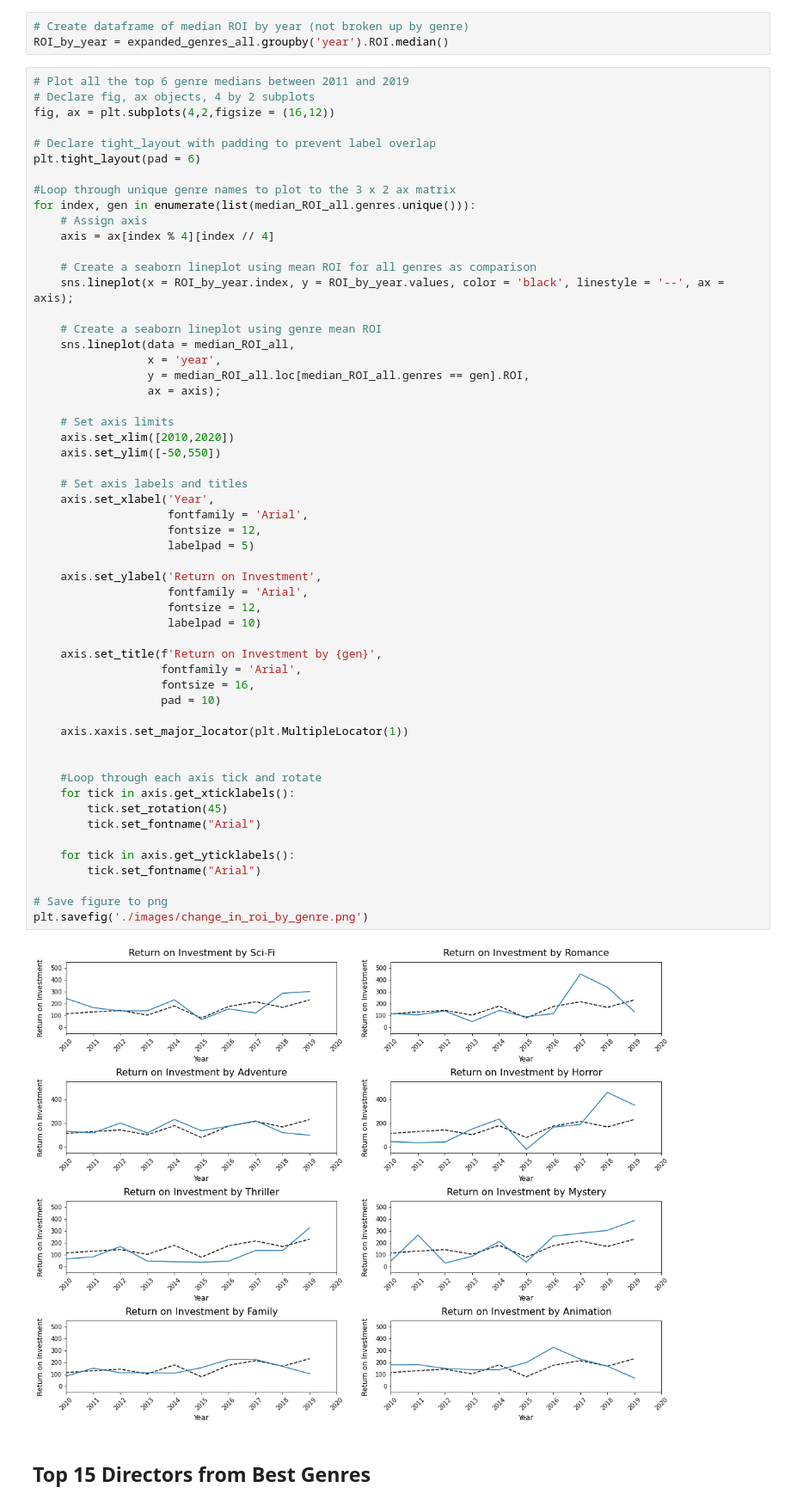
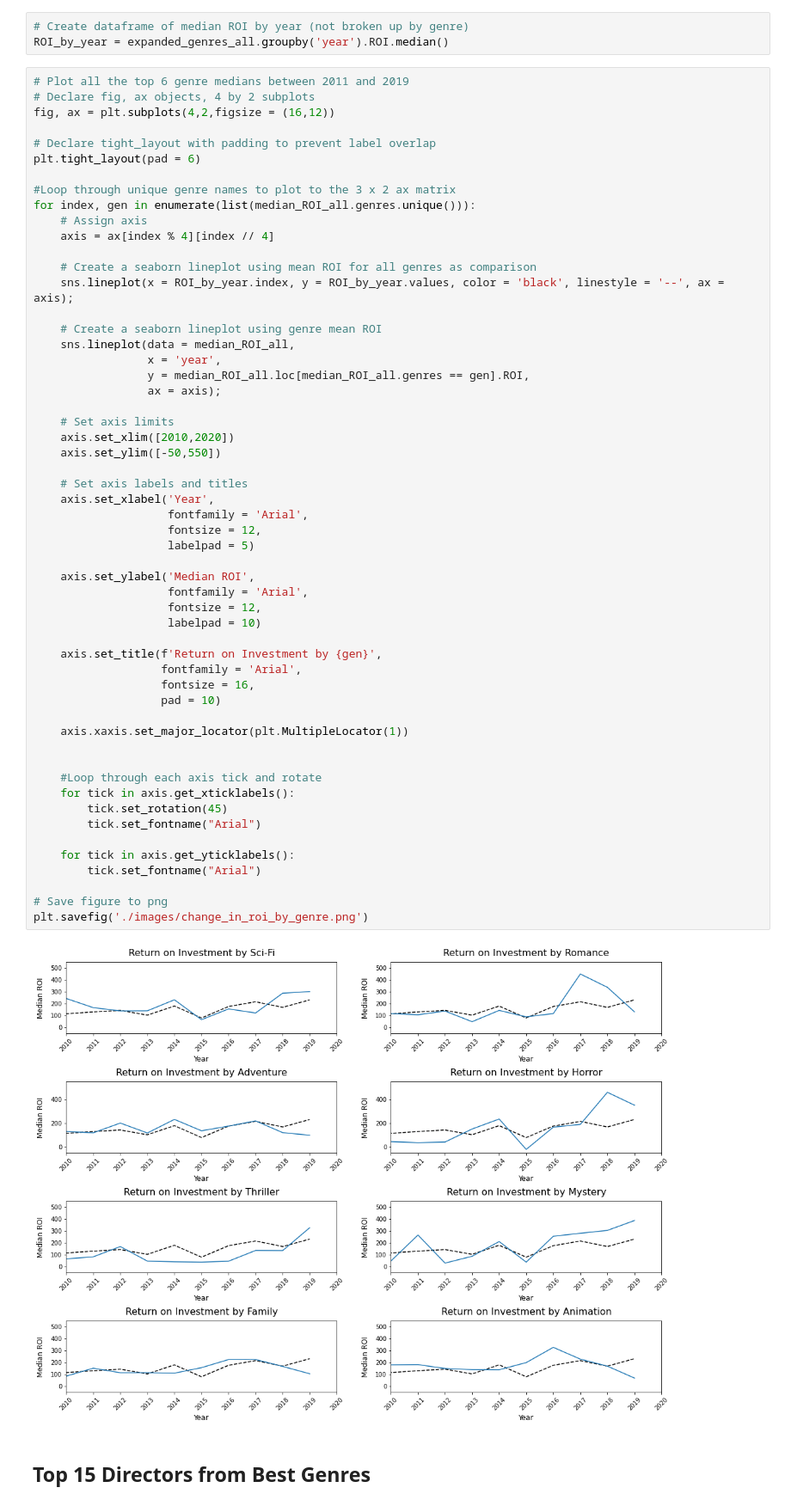
Before and after one commit to JoshuaGottlieb/Microsoft-Movie-Recommendation, a Jupyter notebook: Visualization.ipynb, the cells around one changed output. Shown at 86% size. Drawn from its saved outputs; the diff is of its cells as text.

```diff
--- a/Visualization.ipynb
+++ b/Visualization.ipynb
@@ -210,35 +217,35 @@ for index, gen in enumerate(list(median_ROI_all.genres.unique())):
 
     # Set axis labels and titles
     axis.set_xlabel('Year',
                     fontfamily = 'Arial',
                     fontsize = 12,
                     labelpad = 5)
 
-    axis.set_ylabel('Return on Investment',
+    axis.set_ylabel('Median ROI',
                     fontfamily = 'Arial',
                     fontsize = 12,
                     labelpad = 10)
 
     axis.set_title(f'Return on Investment by {gen}',
                    fontfamily = 'Arial',
                    fontsize = 16,
                    pad = 10)
 
     axis.xaxis.set_major_locator(plt.MultipleLocator(1))
 
 
     #Loop through each axis tick and rotate
     for tick in axis.get_xticklabels():
         tick.set_rotation(45)
         tick.set_fontname("Arial")
 
     for tick in axis.get_yticklabels():
         tick.set_fontname("Arial")
 
 # Save figure to png
 plt.savefig('./images/change_in_roi_by_genre.png')
 # %% [output]
-[figure, old version]
+[figure, new version]
 # %% [markdown]
 ## Top 15 Directors from Best Genres
 # %%
```
Also changed, not shown: parts of 5 cells of this notebook, 4 other files.
